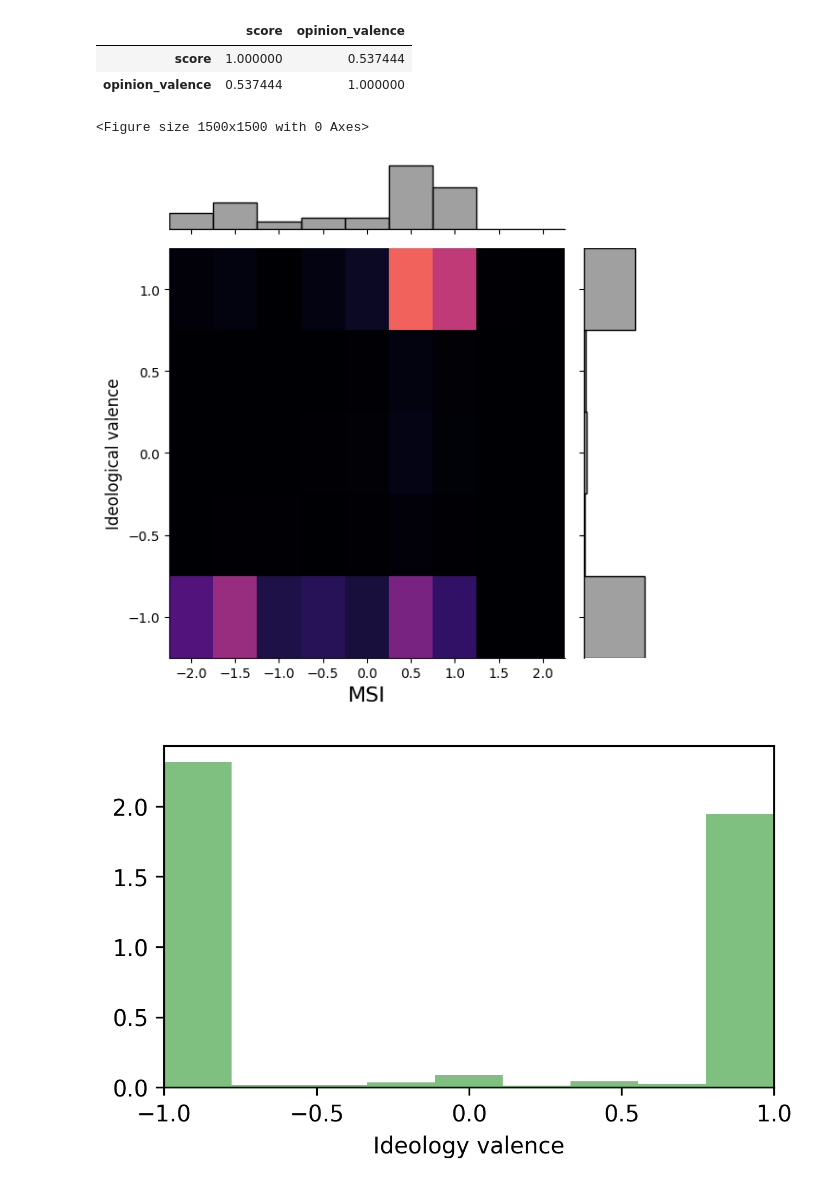
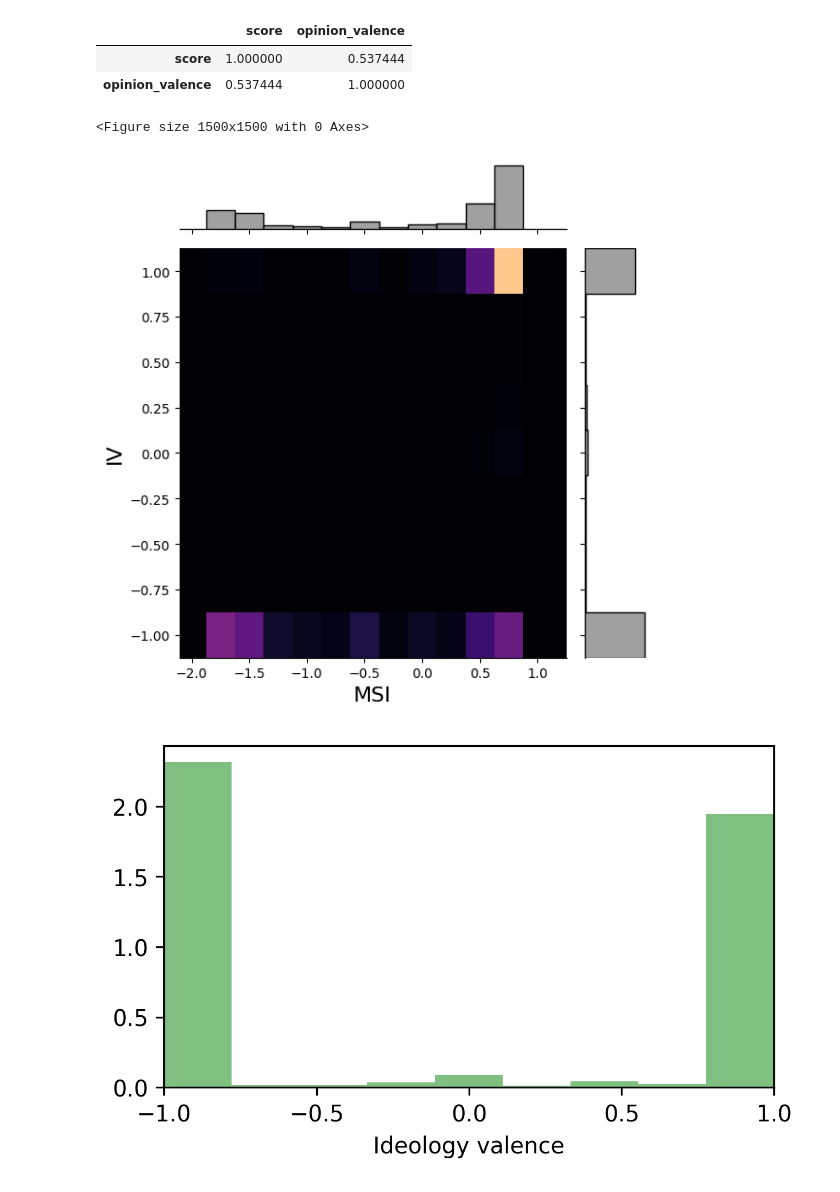
Before and after one commit to spinto88/MediaSharingIndex, a Jupyter notebook: MediaShareIndex_ppal_media_ideology_users.ipynb, the cells around one changed output. Cells and saved outputs as stored; diff of their text form; code cells hidden in the pictures.

```diff
--- a/MediaShareIndex_ppal_media_ideology_users.ipynb
+++ b/MediaShareIndex_ppal_media_ideology_users.ipynb
@@ -149,22 +149,22 @@ users_opinion_score[['score', 'opinion_valence']].corr('spearman')
 # %%
 plt.figure(dpi = 300, figsize=(5,5))
 
-ax1 = sns.jointplot(x = users_opinion_score['score'], y = users_opinion_score['opinion_valence'], marginal_kws=dict(bins = np.arange(-2.25, 2.26, 0.50)),color='grey')
+ax1 = sns.jointplot(x = users_opinion_score['score'], y = users_opinion_score['opinion_valence'], marginal_kws=dict(bins = np.arange(-2.125, 2.126, 0.25)),color='grey')
 ax1.ax_joint.cla()
 plt.sca(ax1.ax_joint)
-plt.hist2d(users_opinion_score['score'], users_opinion_score['opinion_valence'], bins = [np.arange(-2.25, 2.26, 0.50), np.arange(-1.25, 1.26, 0.50)], cmap = 'magma', vmin = 0.00, vmax = 10000) #norm=mcolors.PowerNorm(0.3), cmap = 'magma')
+plt.hist2d(users_opinion_score['score'], users_opinion_score['opinion_valence'], bins = [np.arange(-2.125, 2.126, 0.25), np.arange(-1.125, 1.126, 0.25)], cmap = 'magma', vmin = 0.00, vmax = 10000) #norm=mcolors.PowerNorm(0.3), cmap = 'magma')
 
-#plt.xlim(np.quantile(users_opinion_score['score'].to_list(), q = [0.005, 0.995]) + [-0.65, 0.65])
+plt.xlim(np.quantile(users_opinion_score['score'].to_list(), q = [0.005, 0.995]) + [-0.35, 0.35])
 #plt.ylim([-1.25, 1.25])
 plt.xlabel('MSI', size = 16)
-plt.ylabel('Ideological valence', size = 12)
+plt.ylabel('IV', size = 16)
 plt.tight_layout()
 plt.savefig('Results/MSI_ideology_valence.png')
 plt.savefig('Results/MSI_ideology_valence.pdf')
 plt.show()
 # %% [output]
 <Figure size 1500x1500 with 0 Axes>
-[figure, old version]
+[figure, new version]
 # %%
 # Scores of the users
 plt.figure(dpi = 300, figsize = (5,3))
```
Also changed, not shown: 10 other files.
